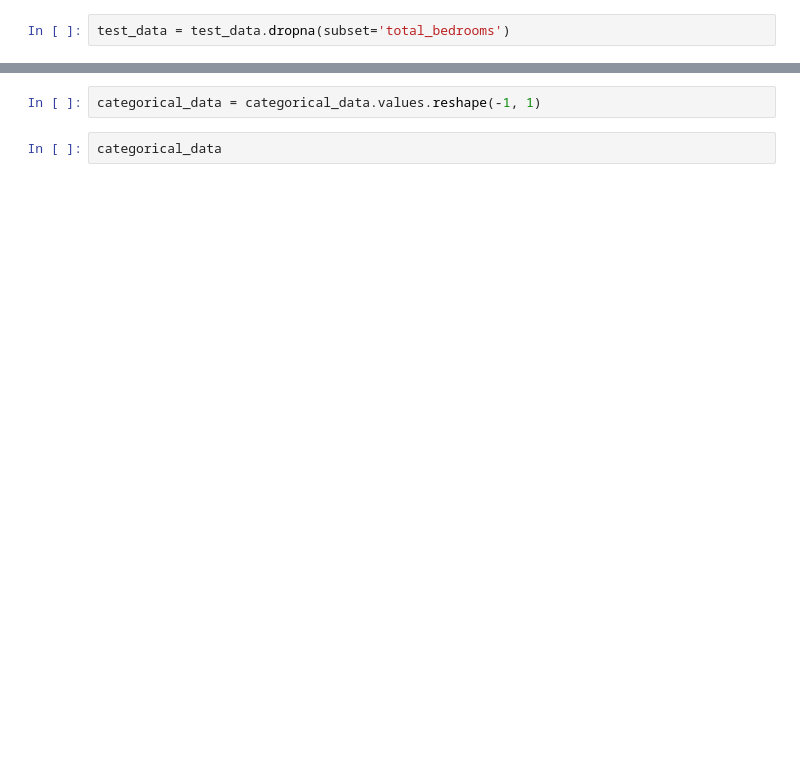
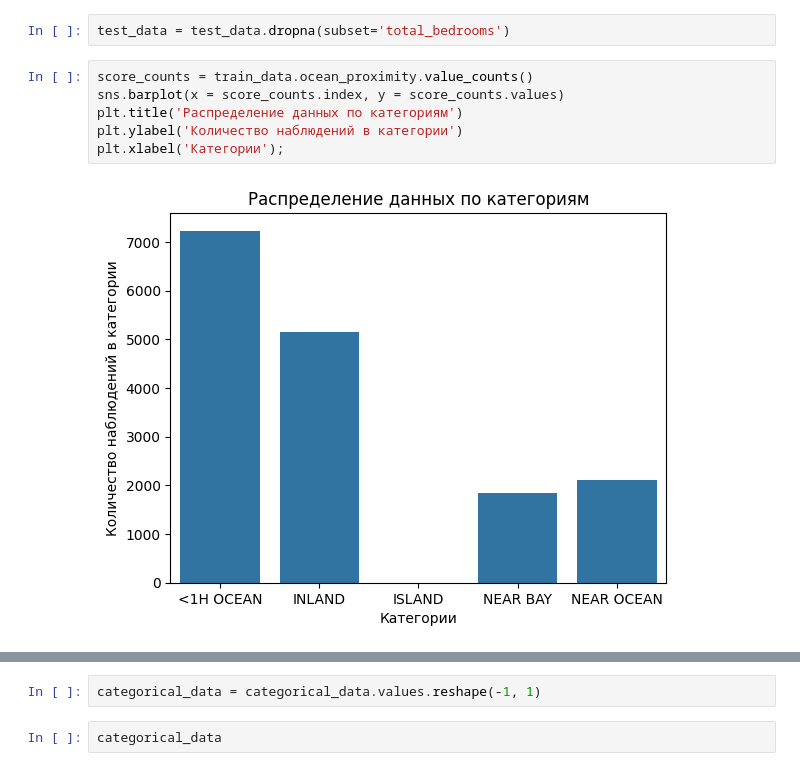
Before and after one commit to Alexandertsvet/price_real_estate, a Jupyter notebook: price_real_estate.ipynb, the cells around one changed output, grey strips where cells are left out. Saved outputs shown, nothing was run; the diff lists cells and outputs as text; blank space fills up the shorter version.

```diff
--- a/price_real_estate.ipynb
+++ b/price_real_estate.ipynb
@@ -251,5 +246,13 @@ dtype: int64
 # %%
 test_data = test_data.dropna(subset='total_bedrooms')
+# %%
+score_counts = train_data.ocean_proximity.value_counts()
+sns.barplot(x = score_counts.index, y = score_counts.values)
+plt.title('Распределение данных по категориям')
+plt.ylabel('Количество наблюдений в категории')
+plt.xlabel('Категории');
+# %% [output]
+[figure, added]
 # %%
 categorical_data = train_data['ocean_proximity']
 categorical_data.shape
```
Also changed, not shown: parts of 33 cells of this notebook.
